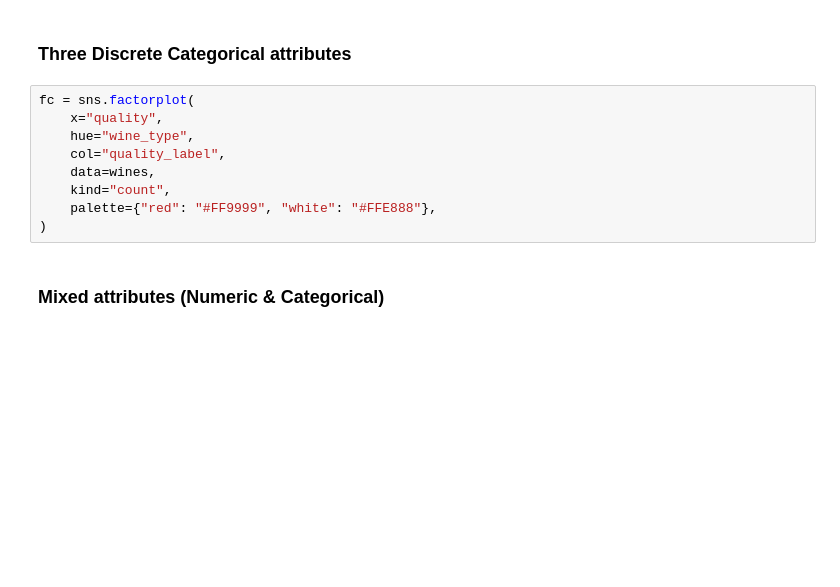
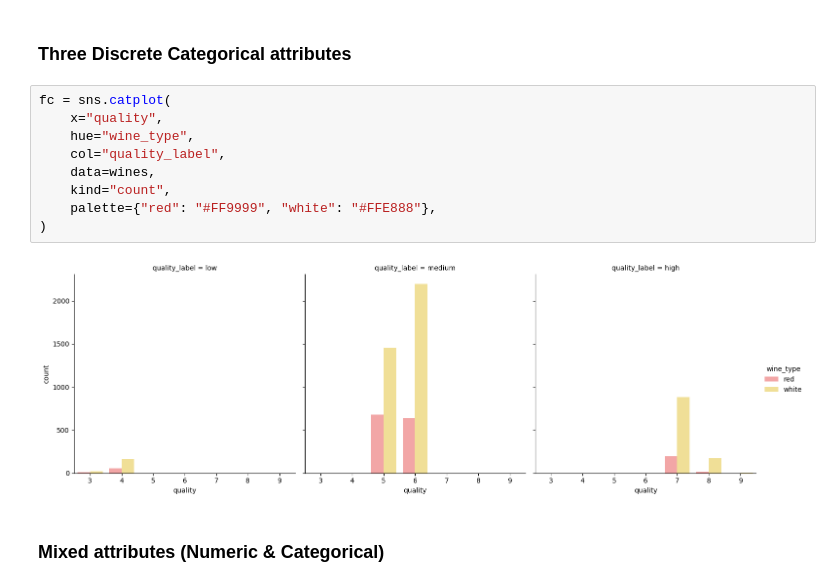
Before and after one commit to NicPack/Large-Datasets-Visualization, a Jupyter notebook: lab2/lab_1_descriptive_analytics.ipynb, the cells around one changed output. Cells and saved outputs as stored; diff of their text form; blank space fills up the shorter version.

```diff
--- a/lab2/lab_1_descriptive_analytics.ipynb
+++ b/lab2/lab_1_descriptive_analytics.ipynb
@@ -407,14 +405,16 @@ Use `s` parameter of scatter plot to parametrize it by the size. Use `residual s
 # %% [markdown]
 ### Three Discrete Categorical attributes
 # %%
-fc = sns.factorplot(
+fc = sns.catplot(
     x="quality",
     hue="wine_type",
     col="quality_label",
     data=wines,
     kind="count",
     palette={"red": "#FF9999", "white": "#FFE888"},
 )
+# %% [output]
+[figure, added]
 # %% [markdown]
 ### Mixed attributes (Numeric & Categorical)
 # %%
```
Also changed, not shown: parts of 34 cells of this notebook.
